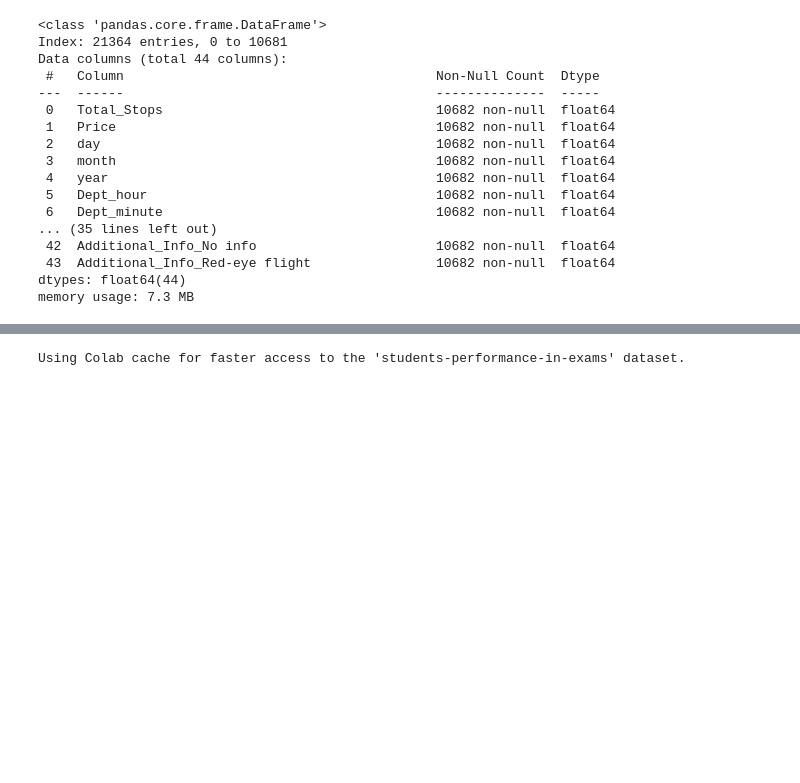
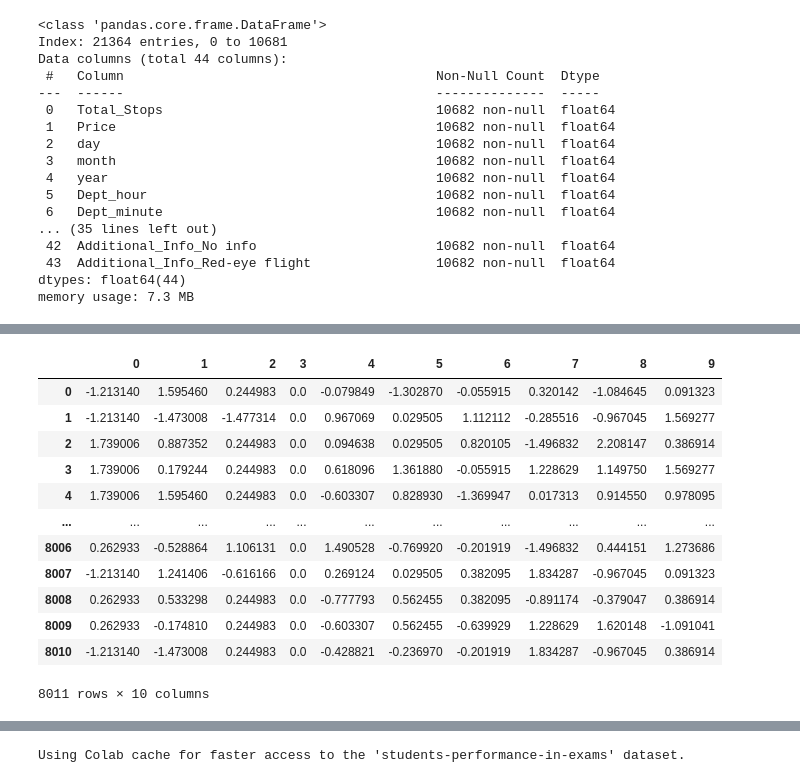
Before and after one commit to ydv-prince/EDA, a Jupyter notebook: 6_EDA_Flight_Price_data.ipynb, the cells around one changed output, grey strips where cells are left out. Cells and saved outputs as stored; diff of their text form; code cells hidden in the pictures; blank space fills up the shorter version.

```diff
--- a/6_EDA_Flight_Price_data.ipynb
+++ b/6_EDA_Flight_Price_data.ipynb
@@ -761,0 +854,2 @@ memory usage: 7.3 MB
+# %%
+x_train, x_test, y_train, y_test = train_test_split(x, y, test_size = 0.25, random_state=1)
@@ -761,0 +899,10 @@ memory usage: 7.3 MB
+# %%
+cat_features = x.select_dtypes(include = 'object').columns
+num_features = x.select_dtypes(exclude = 'object').columns
+# %%
+encoder = OneHotEncoder()
+transformer = StandardScaler()
+preprocessor = ColumnTransformer([
+    ('OneHotEncoder', encoder, cat_features),
+    ('StandardScaler', transformer, num_features)
+])
@@ -761,0 +918,2 @@ memory usage: 7.3 MB
+# %%
+x_train = preprocessor.fit_transform(x_train)
@@ -761,0 +936,16 @@ memory usage: 7.3 MB
+# %%
+pd.DataFrame(x_train)
+# %% [output]
+|  | 0 | 1 | 2 | 3 | 4 | 5 | 6 | 7 | 8 | 9 |
+| 0 | -1.213140 | 1.595460 | 0.244983 | 0.0 | -0.079849 | -1.302870 | -0.055915 | 0.320142 | -1.084645 | 0.091323 |
+| 1 | -1.213140 | -1.473008 | -1.477314 | 0.0 | 0.967069 | 0.029505 | 1.112112 | -0.285516 | -0.967045 | 1.569277 |
+| 2 | 1.739006 | 0.887352 | 0.244983 | 0.0 | 0.094638 | 0.029505 | 0.820105 | -1.496832 | 2.208147 | 0.386914 |
+| 3 | 1.739006 | 0.179244 | 0.244983 | 0.0 | 0.618096 | 1.361880 | -0.055915 | 1.228629 | 1.149750 | 1.569277 |
+| 4 | 1.739006 | 1.595460 | 0.244983 | 0.0 | -0.603307 | 0.828930 | -1.369947 | 0.017313 | 0.914550 | 0.978095 |
+| ... | ... | ... | ... | ... | ... | ... | ... | ... | ... | ... |
+| 8006 | 0.262933 | -0.528864 | 1.106131 | 0.0 | 1.490528 | -0.769920 | -0.201919 | -1.496832 | 0.444151 | 1.273686 |
+| 8007 | -1.213140 | 1.241406 | -0.616166 | 0.0 | 0.269124 | 0.029505 | 0.382095 | 1.834287 | -0.967045 | 0.091323 |
+| 8008 | 0.262933 | 0.533298 | 0.244983 | 0.0 | -0.777793 | 0.562455 | 0.382095 | -0.891174 | -0.379047 | 0.386914 |
+| 8009 | 0.262933 | -0.174810 | 0.244983 | 0.0 | -0.603307 | 0.562455 | -0.639929 | 1.228629 | 1.620148 | -1.091041 |
+| 8010 | -1.213140 | -1.473008 | 0.244983 | 0.0 | -0.428821 | -0.236970 | -0.201919 | 1.834287 | -0.967045 | 0.386914 |
+8011 rows × 10 columns
```
Also changed, not shown: parts of 29 cells of this notebook.
